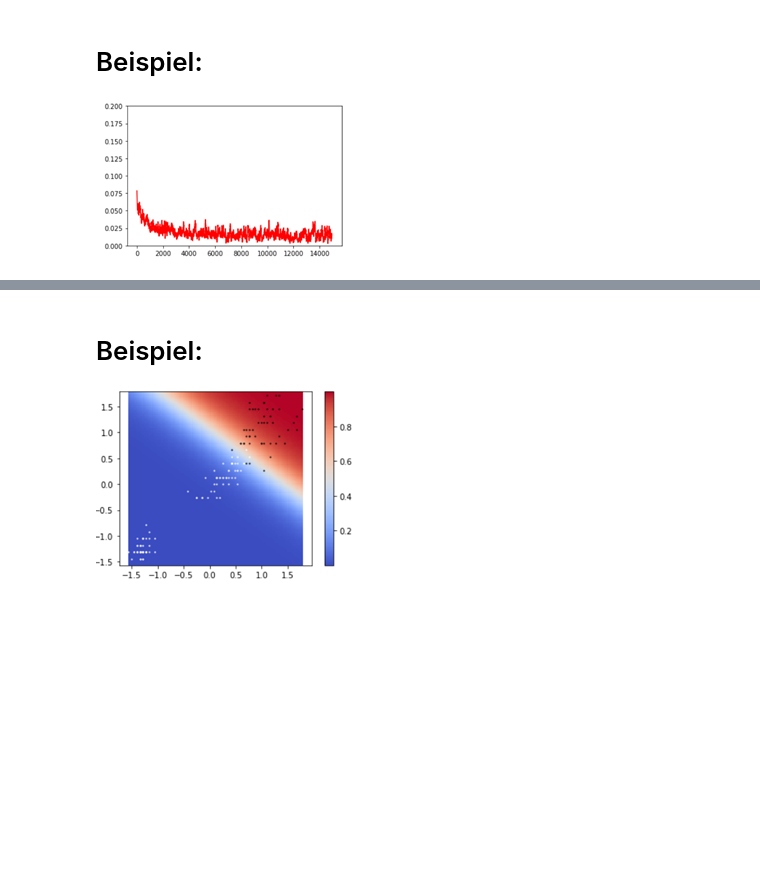
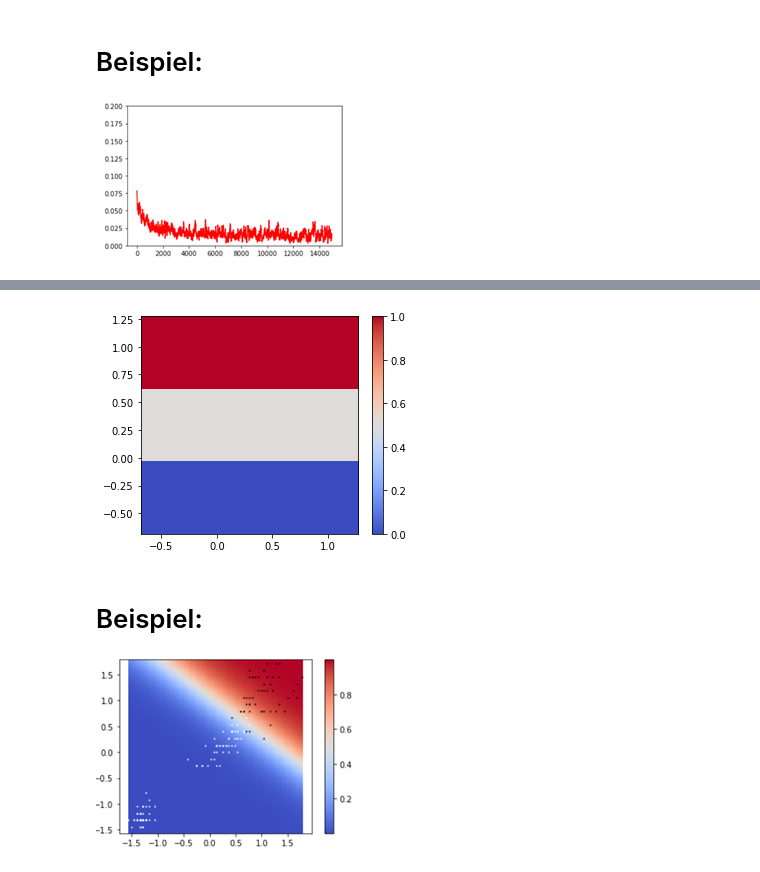
Before and after one commit to LarsKowoll/MuML, a Jupyter notebook: Aufgabe_3/3_Aufgabe_TrainSingleNeuron.ipynb, the cells around one changed output, grey strips where cells are left out. Saved outputs shown, nothing was run; the diff lists cells and outputs as text; code cells hidden in the pictures; blank space fills up the shorter version.

```diff
--- a/Aufgabe_3/3_Aufgabe_TrainSingleNeuron.ipynb
+++ b/Aufgabe_3/3_Aufgabe_TrainSingleNeuron.ipynb
@@ -153,13 +151,26 @@ plt.grid()
 # im Bereich xmin bis xmax mit 100 Zwischenpositionen
 
 # Hier geht es los .........)
+xgrid = np.linspace(xMin, xMax, 100)
+ygrid = np.linspace(xMin, xMax, 100)
+XGrid, YGrid = np.meshgrid(xgrid, ygrid)
 
+print('xgrid.shape =', xgrid.shape)
+print('XGrid.shape =', XGrid.shape)
+
+print()
+print('XGrid =',XGrid)
+print()
+print('YGrid =',YGrid)
+# Berechnung der Neuron
 # Berechnung der Neuronen-Ausgabewerte Z für
 # alle Gitterpunkte
 
+a = np.array([[0,0], [0.5,0.5], [1,1]])
+
 # Hier geht es los .........
 
-print('Z.shape     =', Z.shape) # Anm.: (100,100)
+print('Z.shape     =', a.shape) # Anm.: (100,100)
 # %% [output]
 xgrid.shape = (100,)
 XGrid.shape = (100, 100)
@@ -167,12 +192,16 @@ Z.shape     = (100, 100)
 # %%
 # Darstellung des Eingangsvektorraumes (cmap='coolwarm') ....
 
 # Hier geht es los .........
-
+fig = plt.figure(1, figsize=(5, 4))
+plt.imshow(a, origin='lower', extent=[xMin,xMax,xMin,xMax ], cmap='coolwarm')
+cb = plt.colorbar()
 # ... und Einzeichnen der Datenpunkte
 # ("iris virginica" --> schwarz, "alle anderen" --> weiss)
 
 # Hier geht es los .........
+# %% [output]
+[figure, added]
 # %% [markdown]
 # Beispiel:
 ![grafik.png](attachment:grafik.png)
```
Also changed, not shown: parts of 6 cells of this notebook.
